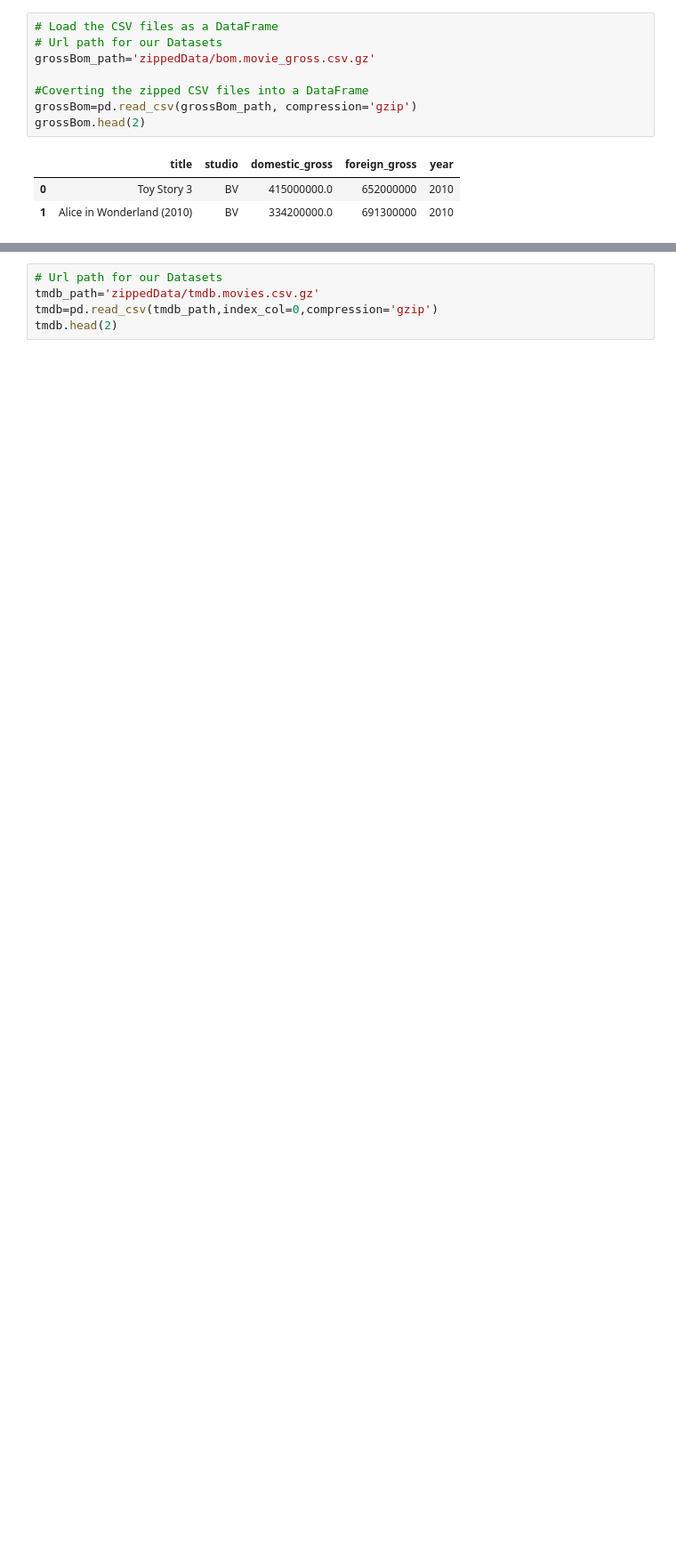
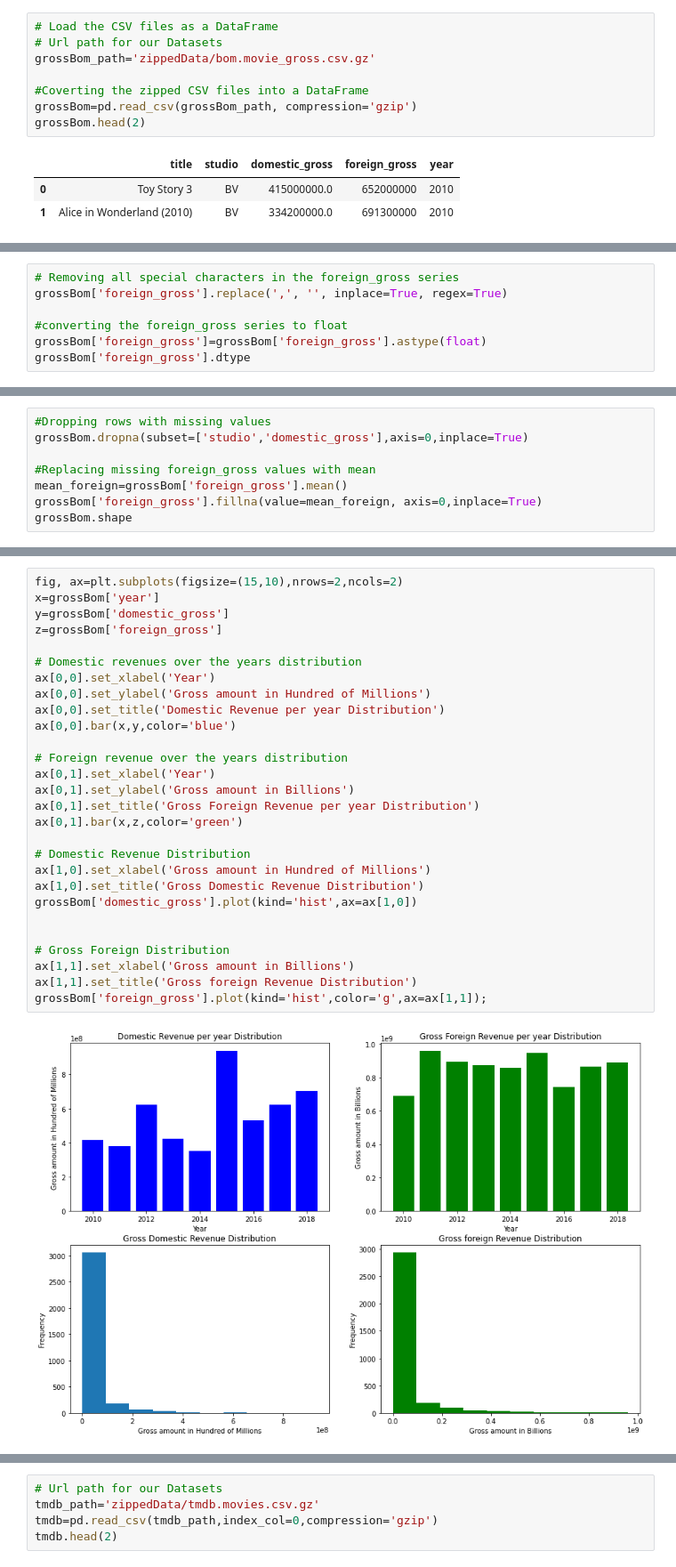
Before and after one commit to nkevin90/Phase-1-Project, a Jupyter notebook: student.ipynb, the cells around one changed output, grey strips where cells are left out. Shown at 89% size. Drawn from its saved outputs; the diff is of its cells as text; blank space fills up the shorter version.

```diff
--- a/student.ipynb
+++ b/student.ipynb
@@ -69,0 +152,7 @@ grossBom.head(2)
+# %%
+# Removing all special characters in the foreign_gross series
+grossBom['foreign_gross'].replace(',', '', inplace=True, regex=True)
+
+#converting the foreign_gross series to float
+grossBom['foreign_gross']=grossBom['foreign_gross'].astype(float)
+grossBom['foreign_gross'].dtype
@@ -69,0 +178,8 @@ grossBom.head(2)
+# %%
+#Dropping rows with missing values
+grossBom.dropna(subset=['studio','domestic_gross'],axis=0,inplace=True)
+
+#Replacing missing foreign_gross values with mean
+mean_foreign=grossBom['foreign_gross'].mean()
+grossBom['foreign_gross'].fillna(value=mean_foreign, axis=0,inplace=True)
+grossBom.shape
@@ -70 +217,31 @@ grossBom.head(2)
+# %%
+fig, ax=plt.subplots(figsize=(15,10),nrows=2,ncols=2)
+x=grossBom['year']
+y=grossBom['domestic_gross']
+z=grossBom['foreign_gross']
+
+# Domestic revenues over the years distribution
+ax[0,0].set_xlabel('Year')
+ax[0,0].set_ylabel('Gross amount in Hundred of Millions')
+ax[0,0].set_title('Domestic Revenue per year Distribution')
+ax[0,0].bar(x,y,color='blue')
+
+# Foreign revenue over the years distribution
+ax[0,1].set_xlabel('Year')
+ax[0,1].set_ylabel('Gross amount in Billions')
+ax[0,1].set_title('Gross Foreign Revenue per year Distribution')
+ax[0,1].bar(x,z,color='green')
+
+# Domestic Revenue Distribution
+ax[1,0].set_xlabel('Gross amount in Hundred of Millions')
+ax[1,0].set_title('Gross Domestic Revenue Distribution')
+grossBom['domestic_gross'].plot(kind='hist',ax=ax[1,0])
+
+
+# Gross Foreign Distribution
+ax[1,1].set_xlabel('Gross amount in Billions')
+ax[1,1].set_title('Gross foreign Revenue Distribution')
+grossBom['foreign_gross'].plot(kind='hist',color='g',ax=ax[1,1]);
+# %% [output]
+[figure, added]
 # %% [markdown]
```
Also changed, not shown: parts of 69 cells of this notebook.
